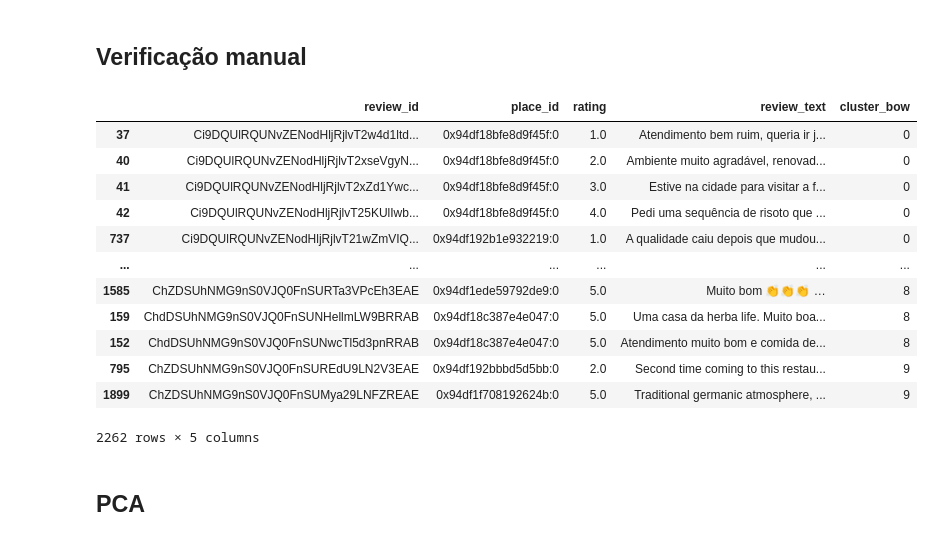
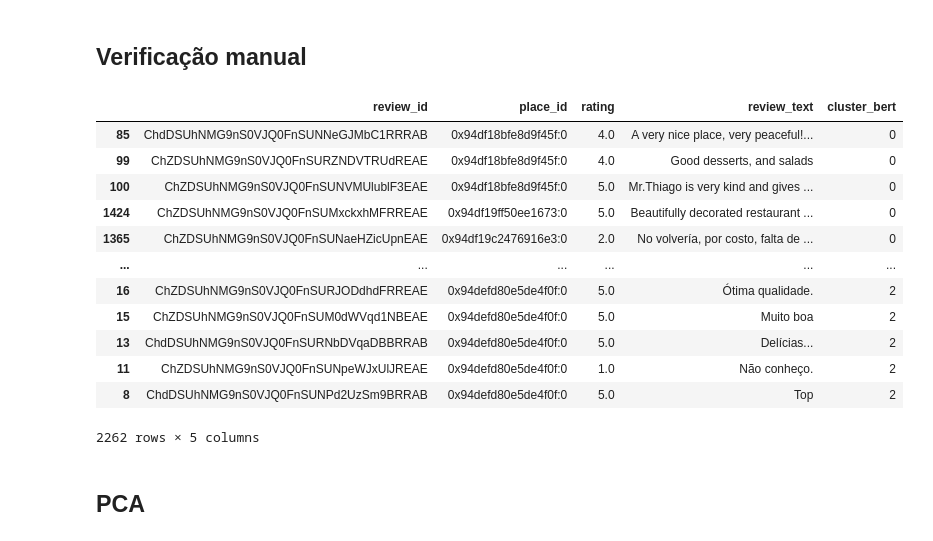
Before and after one commit to incrisvel/adaptaste, a Jupyter notebook: similarity_clustering.ipynb, the cells around one changed output. Drawn from its saved outputs; the diff is of its cells as text; code cells hidden in the pictures.

Commit message:
:alembic: feat(clustering): test cluster values

```diff
--- a/similarity_clustering.ipynb
+++ b/similarity_clustering.ipynb
@@ -421,7 +421,7 @@ N_CLUSTERS_TEST = 20
 def execute_cluster_demos(matrix, model_name):
     n_samples = matrix.shape[0]
 
-    k_values = [k for k in range(2, min(N_CLUSTERS_TEST, n_samples))]
+    k_values = [k for k in range(2, min(N_CLUSTERS_TEST+1, n_samples))]
 
     results = []
     models = {}
@@ -588,9 +588,9 @@ BERT
 # Selecionar o melhor modelo
 
 model_data["BoW"]["k"] = 10
-model_data["TF-IDF"]["k"] = 17
-model_data["Word2Vec"]["k"] = 13
-model_data["BERT"]["k"] = 11
+model_data["TF-IDF"]["k"] = 10
+model_data["Word2Vec"]["k"] = 9
+model_data["BERT"]["k"] = 5
 
 for model_name, data in model_data.items():
     chosen_k = data["k"]
@@ -608,32 +608,32 @@ for model_name, data in model_data.items():
 # %% [markdown]
 ## Verificação manual
 # %%
-TARGET_MODEL = "BoW"
+TARGET_MODEL = "BERT"
 
 cluster_column = f"cluster_{TARGET_MODEL.lower().replace('-', '_')}"
 
 view_columns = [
     "review_id",
     "place_id",
     "rating",
     "review_text",
     cluster_column
 ]
 
 display(preprocessed_reviews_df[view_columns].sort_values(by=cluster_column))
 # %% [output]
-|  | review_id | place_id | rating | review_text | cluster_bow |
-| 37 | Ci9DQUlRQUNvZENodHljRjlvT2w4d1ltd... | 0x94df18bfe8d9f45f:0 | 1.0 | Atendimento bem ruim, queria ir j... | 0 |
-| 40 | Ci9DQUlRQUNvZENodHljRjlvT2xseVgyN... | 0x94df18bfe8d9f45f:0 | 2.0 | Ambiente muito agradável, renovad... | 0 |
-| 41 | Ci9DQUlRQUNvZENodHljRjlvT2xZd1Ywc... | 0x94df18bfe8d9f45f:0 | 3.0 | Estive na cidade para visitar a f... | 0 |
-| 42 | Ci9DQUlRQUNvZENodHljRjlvT25KUlIwb... | 0x94df18bfe8d9f45f:0 | 4.0 | Pedi uma sequência de risoto que ... | 0 |
-| 737 | Ci9DQUlRQUNvZENodHljRjlvT21wZmVIQ... | 0x94df192b1e932219:0 | 1.0 | A qualidade caiu depois que mudou... | 0 |
+|  | review_id | place_id | rating | review_text | cluster_bert |
+| 85 | ChdDSUhNMG9nS0VJQ0FnSUNNeGJMbC1RRRAB | 0x94df18bfe8d9f45f:0 | 4.0 | A very nice place, very peaceful!... | 0 |
+| 99 | ChZDSUhNMG9nS0VJQ0FnSURZNDVTRUdREAE | 0x94df18bfe8d9f45f:0 | 4.0 | Good desserts, and salads | 0 |
+| 100 | ChZDSUhNMG9nS0VJQ0FnSUNVMUlublF3EAE | 0x94df18bfe8d9f45f:0 | 5.0 | Mr.Thiago is very kind and gives ... | 0 |
+| 1424 | ChZDSUhNMG9nS0VJQ0FnSUMxckxhMFRREAE | 0x94df19ff50ee1673:0 | 5.0 | Beautifully decorated restaurant ... | 0 |
+| 1365 | ChZDSUhNMG9nS0VJQ0FnSUNaeHZicUpnEAE | 0x94df19c2476916e3:0 | 2.0 | No volvería, por costo, falta de ... | 0 |
 | ... | ... | ... | ... | ... | ... |
-| 1585 | ChZDSUhNMG9nS0VJQ0FnSURTa3VPcEh3EAE | 0x94df1ede59792de9:0 | 5.0 | Muito bom 👏👏👏 … | 8 |
-| 159 | ChdDSUhNMG9nS0VJQ0FnSUNHellmLW9BRRAB | 0x94df18c387e4e047:0 | 5.0 | Uma casa da herba life. Muito boa... | 8 |
-| 152 | ChdDSUhNMG9nS0VJQ0FnSUNwcTl5d3pnRRAB | 0x94df18c387e4e047:0 | 5.0 | Atendimento muito bom e comida de... | 8 |
-| 795 | ChZDSUhNMG9nS0VJQ0FnSUREdU9LN2V3EAE | 0x94df192bbbd5d5bb:0 | 2.0 | Second time coming to this restau... | 9 |
-| 1899 | ChZDSUhNMG9nS0VJQ0FnSUMya29LNFZREAE | 0x94df1f708192624b:0 | 5.0 | Traditional germanic atmosphere, ... | 9 |
+| 16 | ChZDSUhNMG9nS0VJQ0FnSURJODdhdFRREAE | 0x94defd80e5de4f0f:0 | 5.0 | Ótima qualidade. | 2 |
+| 15 | ChZDSUhNMG9nS0VJQ0FnSUM0dWVqd1NBEAE | 0x94defd80e5de4f0f:0 | 5.0 | Muito boa | 2 |
+| 13 | ChdDSUhNMG9nS0VJQ0FnSURNbDVqaDBBRRAB | 0x94defd80e5de4f0f:0 | 5.0 | Delícias... | 2 |
+| 11 | ChZDSUhNMG9nS0VJQ0FnSUNpeWJxUlJREAE | 0x94defd80e5de4f0f:0 | 1.0 | Não conheço. | 2 |
+| 8 | ChdDSUhNMG9nS0VJQ0FnSUNPd2UzSm9BRRAB | 0x94defd80e5de4f0f:0 | 5.0 | Top | 2 |
 2262 rows × 5 columns
 # %% [markdown]
 ## PCA
```
Also changed, not shown: parts of 9 cells of this notebook.
